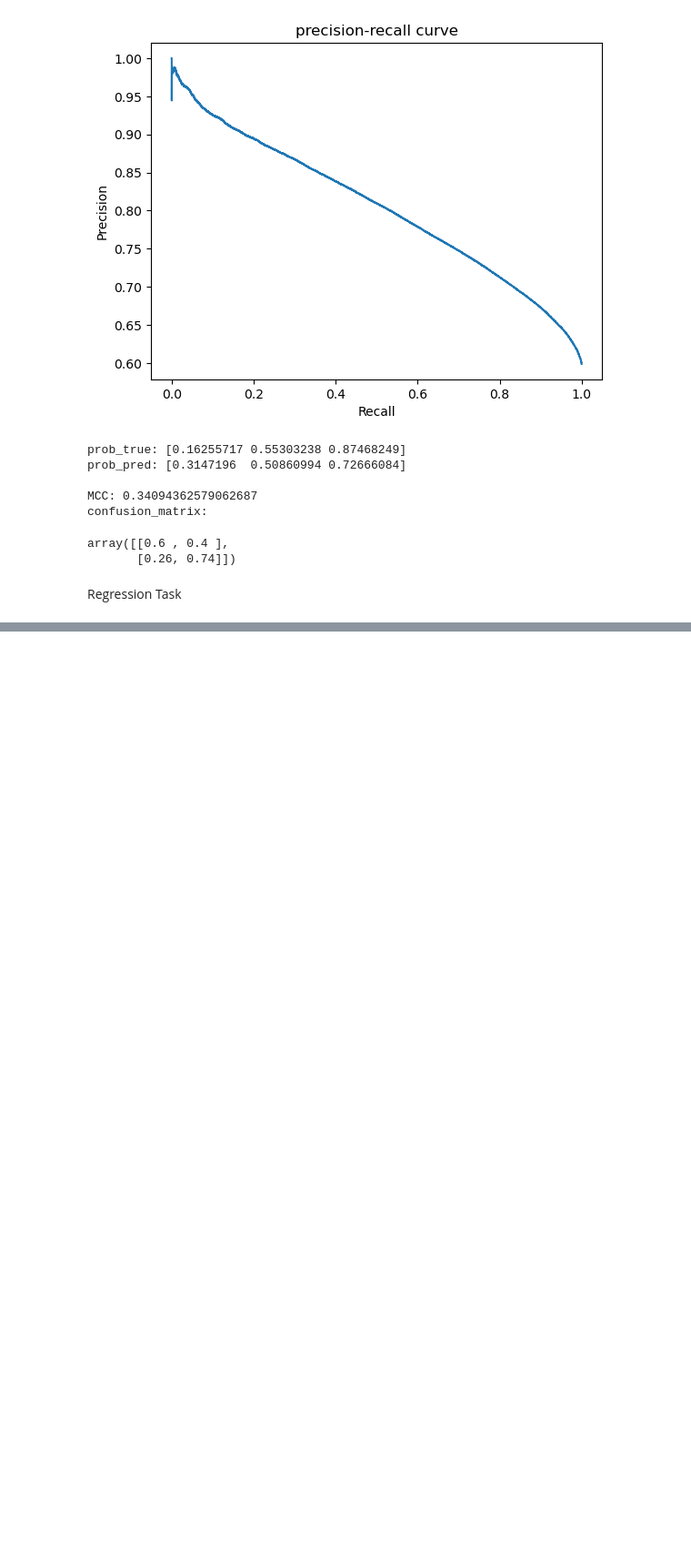
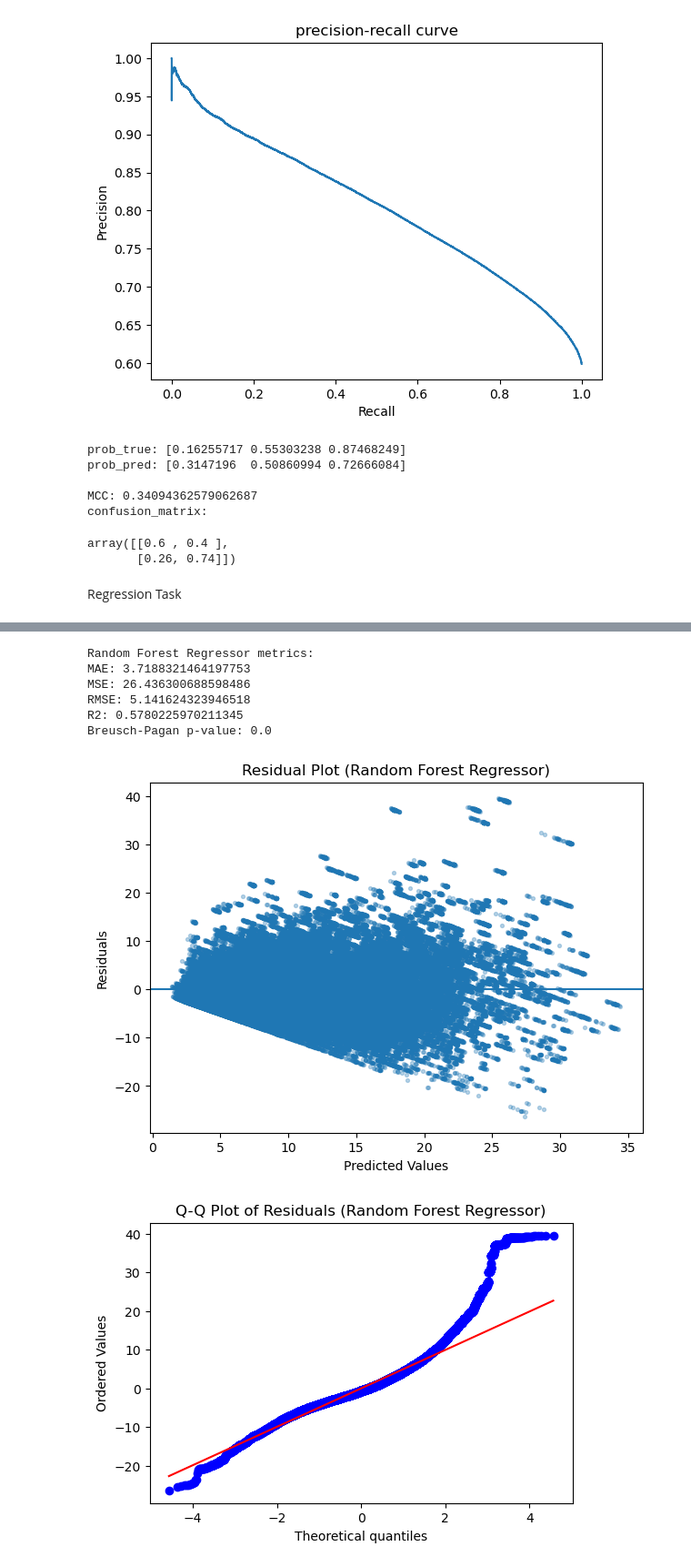
Before and after one commit to kareemkhouri2006/project, a Jupyter notebook: project.ipynb, the cells around one changed output, grey strips where cells are left out. Shown at 91% size. Saved outputs shown, nothing was run; the diff lists cells and outputs as text; code cells hidden in the pictures; blank space fills up the shorter version.

Commit message:
Random Forest (Regressor)

```diff
--- a/project.ipynb
+++ b/project.ipynb
@@ -974,3 +978,52 @@ R2: 0.5893585681915283
 Breusch-Pagan p-value: 0.0
 [figure]
 [figure]
+# %%
+#Random Forest Regressor
+from sklearn.ensemble import RandomForestRegressor
+rfr = RandomForestRegressor(n_estimators=100, max_depth=10, min_samples_leaf=20, max_features="sqrt", n_jobs=-1, random_state=42)
+rfr.fit(X_train_reg, y_train_reg)
+y_pred_rfr = rfr.predict(X_test_reg)
+
+#Evaluation Metrics MAE, MSE, RMSE, R2
+mae_rf = mean_absolute_error(y_test_reg, y_pred_rfr)
+mse_rf = mean_squared_error(y_test_reg, y_pred_rfr)
+rmse_rf = root_mean_squared_error(y_test_reg, y_pred_rfr)
+r2_rf = r2_score(y_test_reg, y_pred_rfr)
+print("Random Forest Regressor metrics:")
+print("MAE:", mae_rf)
+print("MSE:", mse_rf)
+print("RMSE:", rmse_rf)
+print("R2:", r2_rf)
+
+residuals_rfr = y_test_reg - y_pred_rfr
+#Breusch-Pagan test for Heteroscedasticity
+X_sm_rfr = sm.add_constant(X_test_reg)
+bp_test = het_breuschpagan(residuals_rfr, X_sm_rfr)
+bp_pvalue_rfr = bp_test[1]
+print("Breusch-Pagan p-value:", bp_pvalue_rfr)
+#It implies Heteroscedasticity because p-value < 0.05
+
+#Residual Plot
+plt.figure(figsize=(7,5))
+plt.scatter(y_pred_rfr, residuals_rfr,s=8, alpha=0.3)
+plt.axhline(0)
+plt.xlabel("Predicted Values")
+plt.ylabel("Residuals")
+plt.title("Residual Plot (Random Forest Regressor)")
+plt.show()
+
+#Q-Q Plot
+plt.figure(figsize=(6,4))
+stats.probplot(residuals_rfr, plot=plt)
+plt.title("Q-Q Plot of Residuals (Random Forest Regressor)")
+plt.show()
+# %% [output]
+Random Forest Regressor metrics:
+MAE: 3.7188321464197753
+MSE: 26.436300688598486
+RMSE: 5.141624323946518
+R2: 0.5780225970211345
+Breusch-Pagan p-value: 0.0
+[figure, added]
+[figure, added]
```
Also changed, not shown: parts of 2 cells of this notebook.
